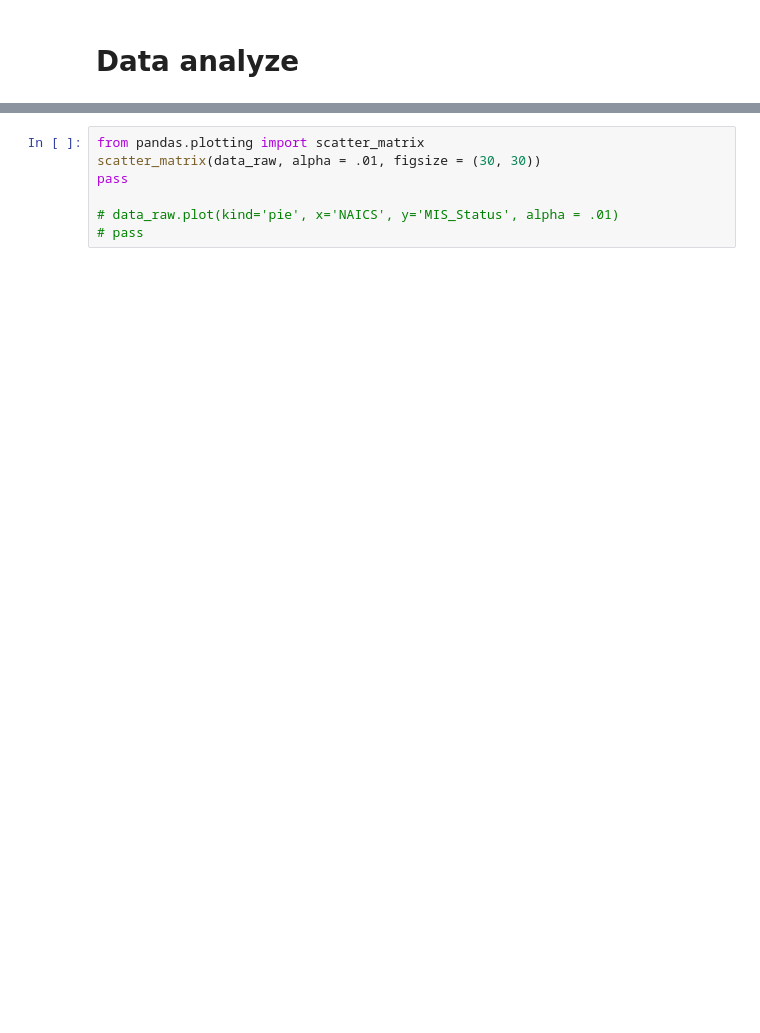
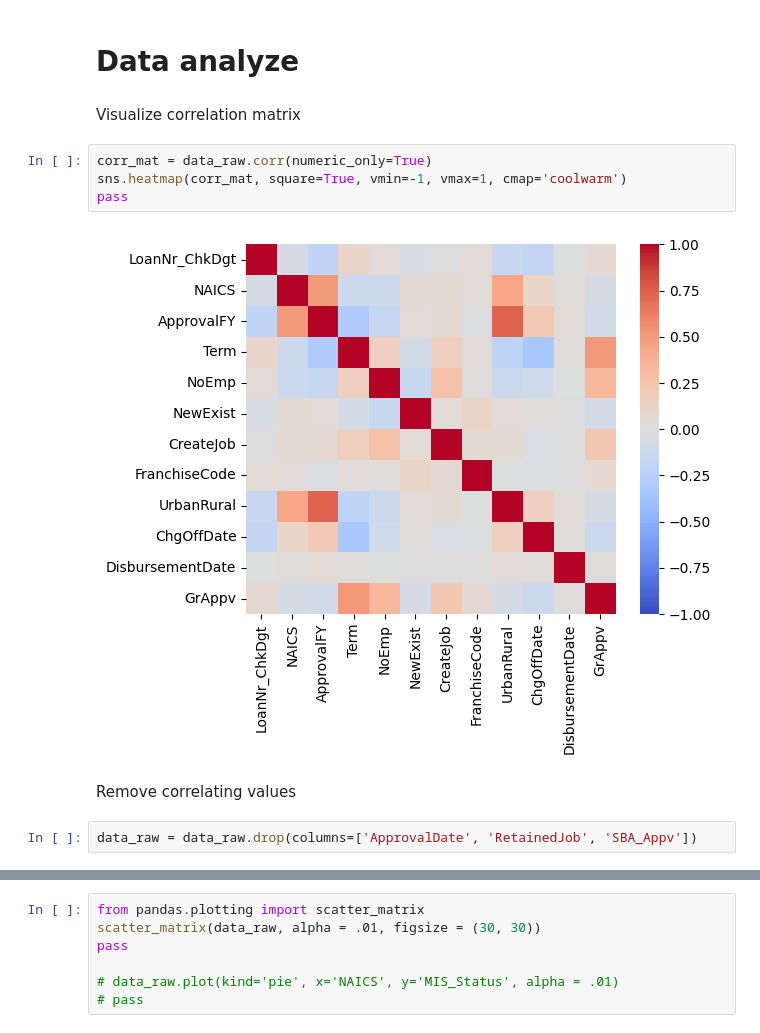
Before and after one commit to RomanMitin/MachineLearningCourse, a Jupyter notebook: Predict_loan_chargeoff.ipynb, the cells around one changed output, grey strips where cells are left out. Drawn from its saved outputs; the diff is of its cells as text; blank space fills up the shorter version.

```diff
--- a/Predict_loan_chargeoff.ipynb
+++ b/Predict_loan_chargeoff.ipynb
@@ -139,2 +180,14 @@ dtype: int64
 # %% [markdown]
 # Data analyze
+# %% [markdown]
+Visualize correlation matrix
+# %%
+corr_mat = data_raw.corr(numeric_only=True)
+sns.heatmap(corr_mat, square=True, vmin=-1, vmax=1, cmap='coolwarm')
+pass
+# %% [output]
+[figure, added]
+# %% [markdown]
+Remove correlating values
+# %%
+data_raw = data_raw.drop(columns=['ApprovalDate', 'RetainedJob', 'SBA_Appv'])
```
Also changed, not shown: parts of 24 cells of this notebook.
